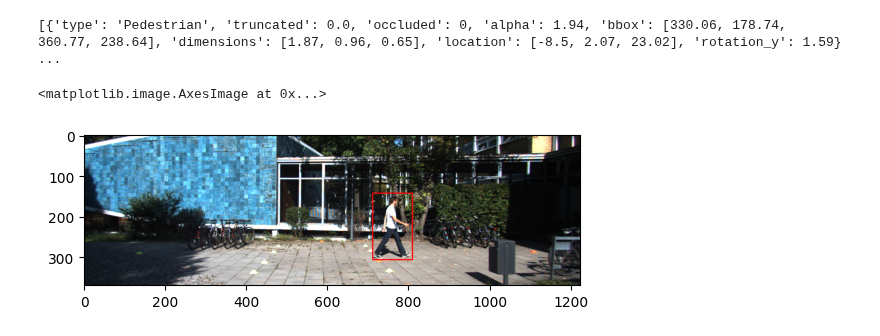
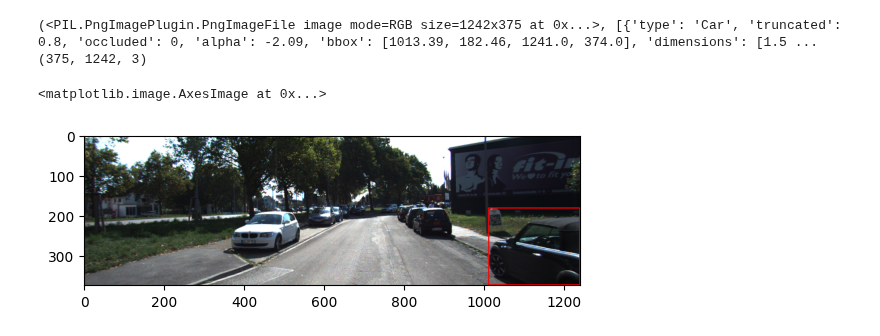
Before and after one commit to DanielPM98/34759_Perception, a Jupyter notebook: build_dataset.ipynb, the cells around one changed output. Saved outputs shown, nothing was run; the diff lists cells and outputs as text; code cells hidden in the pictures.

```diff
--- a/build_dataset.ipynb
+++ b/build_dataset.ipynb
@@ -22,9 +20,14 @@ Extracting datasets\Kitti\raw\data_object_label_2.zip to datasets\Kitti\raw
+# %%
+kitti_dataset = Kitti(path_dataset)
 # %%
-print(kitti_dataset[5][1])
-img = np.asanyarray(kitti_dataset[0][0].copy())
-cv2.rectangle(img,(int(kitti_dataset[0][1][0]['bbox'][0]),int(kitti_dataset[0][1][0]['bbox'][1])),(int(kitti_dataset[0][1][0]['bbox'][2]),int(kitti_dataset[0][1][0]['bbox'][3])),(255,0,0),2)
+print(kitti_dataset[10])
+
+img = np.asanyarray(kitti_dataset[10][0].copy())
+print(img.shape)
+cv2.rectangle(img,(int(kitti_dataset[10][1][0]['bbox'][0]),int(kitti_dataset[10][1][0]['bbox'][1])),(int(kitti_dataset[10][1][0]['bbox'][2]),int(kitti_dataset[10][1][0]['bbox'][3])),(255,0,0),2)
 plt.imshow(img)
 # %% [output]
-[{'type': 'Pedestrian', 'truncated': 0.0, 'occluded': 0, 'alpha': 1.94, 'bbox': [330.06, 178.74, 360.77, 238.64], 'dimensions': [1.87, 0.96, 0.65], 'location': [-8.5, 2.07, 23.02], 'rotation_y': 1.59} ...
+(<PIL.PngImagePlugin.PngImageFile image mode=RGB size=1242x375 at 0x...>, [{'type': 'Car', 'truncated': 0.8, 'occluded': 0, 'alpha': -2.09, 'bbox': [1013.39, 182.46, 1241.0, 374.0], 'dimensions': [1.5 ...
+(375, 1242, 3)
 <matplotlib.image.AxesImage at 0x...>
-[figure, old version]
+[figure, new version]
```
Also changed, not shown: parts of 18 cells of this notebook, 1 other file.
